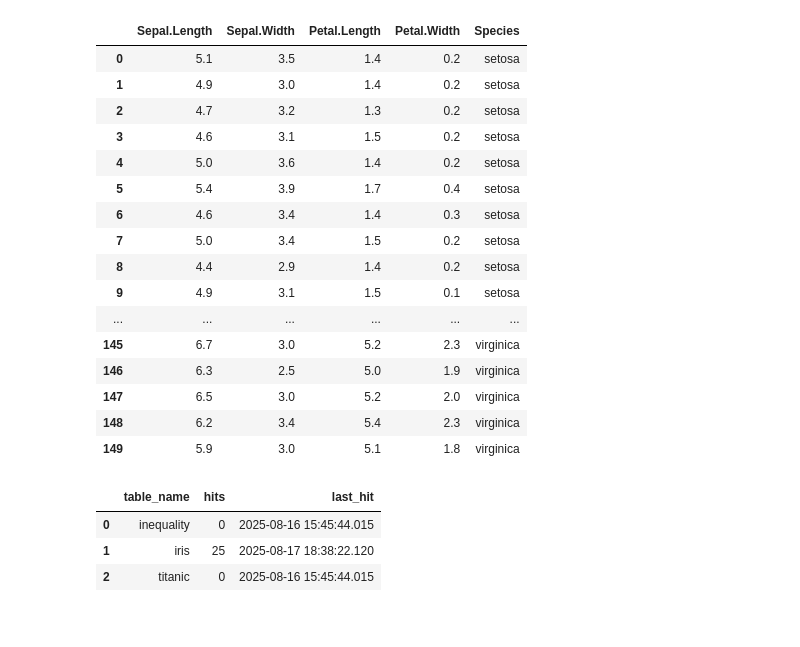
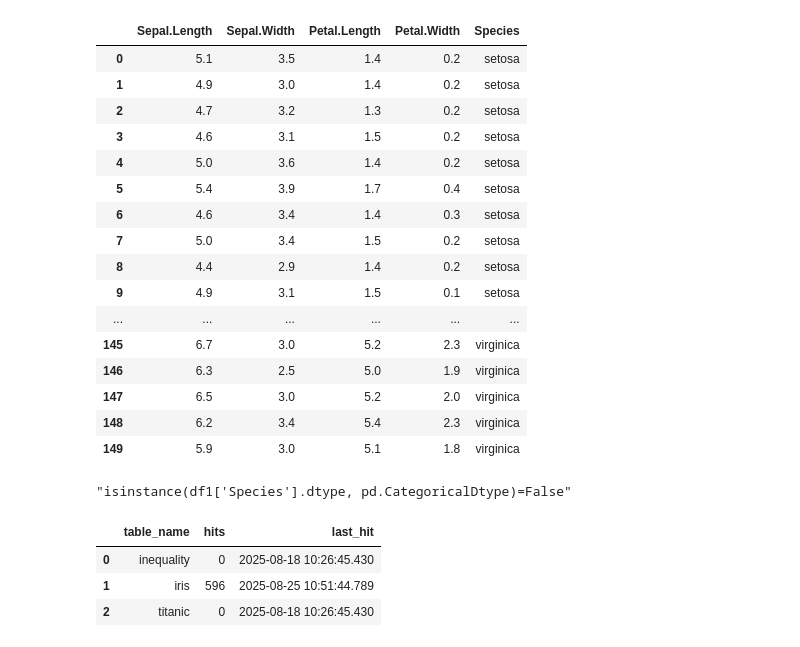
Before and after one commit to DangerousWhenWet/dash-analytics-template, a Jupyter notebook: .scratchpad/duckdb_dummy_data.ipynb, the cells around one changed output. Saved outputs shown, nothing was run; the diff lists cells and outputs as text; code cells hidden in the pictures.

Commit message:
categorical filter

```diff
--- a/.scratchpad/duckdb_dummy_data.ipynb
+++ b/.scratchpad/duckdb_dummy_data.ipynb
@@ -49,29 +49,32 @@ with duckdb.connect(DUCKDB.PATH) as conn:
 # %%
 df1 = DuckDBMonitorMiddleware.get_dataframe("SELECT * FROM iris;")
 display(df1)
+#df1['Species'] = df1['Species'].astype('category')
+display(f"{isinstance(df1['Species'].dtype, pd.CategoricalDtype)=}")
 
 with ignore_warnings(), duckdb.connect(DUCKDB.PATH) as conn:
     df2 = pd.read_sql("SELECT * FROM administrative.usage_tracking;", conn)
 display(df2)
 # %% [output]
 |  | Sepal.Length | Sepal.Width | Petal.Length | Petal.Width | Species |
 | 0 | 5.1 | 3.5 | 1.4 | 0.2 | setosa |
 | 1 | 4.9 | 3.0 | 1.4 | 0.2 | setosa |
 | 2 | 4.7 | 3.2 | 1.3 | 0.2 | setosa |
 | 3 | 4.6 | 3.1 | 1.5 | 0.2 | setosa |
 | 4 | 5.0 | 3.6 | 1.4 | 0.2 | setosa |
 | 5 | 5.4 | 3.9 | 1.7 | 0.4 | setosa |
 | 6 | 4.6 | 3.4 | 1.4 | 0.3 | setosa |
 | 7 | 5.0 | 3.4 | 1.5 | 0.2 | setosa |
 | 8 | 4.4 | 2.9 | 1.4 | 0.2 | setosa |
 | 9 | 4.9 | 3.1 | 1.5 | 0.1 | setosa |
 | ... | ... | ... | ... | ... | ... |
 | 145 | 6.7 | 3.0 | 5.2 | 2.3 | virginica |
 | 146 | 6.3 | 2.5 | 5.0 | 1.9 | virginica |
 | 147 | 6.5 | 3.0 | 5.2 | 2.0 | virginica |
 | 148 | 6.2 | 3.4 | 5.4 | 2.3 | virginica |
 | 149 | 5.9 | 3.0 | 5.1 | 1.8 | virginica |
+"isinstance(df1['Species'].dtype, pd.CategoricalDtype)=False"
 |  | table_name | hits | last_hit |
-| 0 | inequality | 0 | 2025-08-16 15:45:44.015 |
-| 1 | iris | 25 | 2025-08-17 18:38:22.120 |
-| 2 | titanic | 0 | 2025-08-16 15:45:44.015 |
+| 0 | inequality | 0 | 2025-08-18 10:26:45.430 |
+| 1 | iris | 596 | 2025-08-25 10:51:44.789 |
+| 2 | titanic | 0 | 2025-08-18 10:26:45.430 |
```
Also changed, not shown: parts of 1 cell of this notebook, 1 other file.
